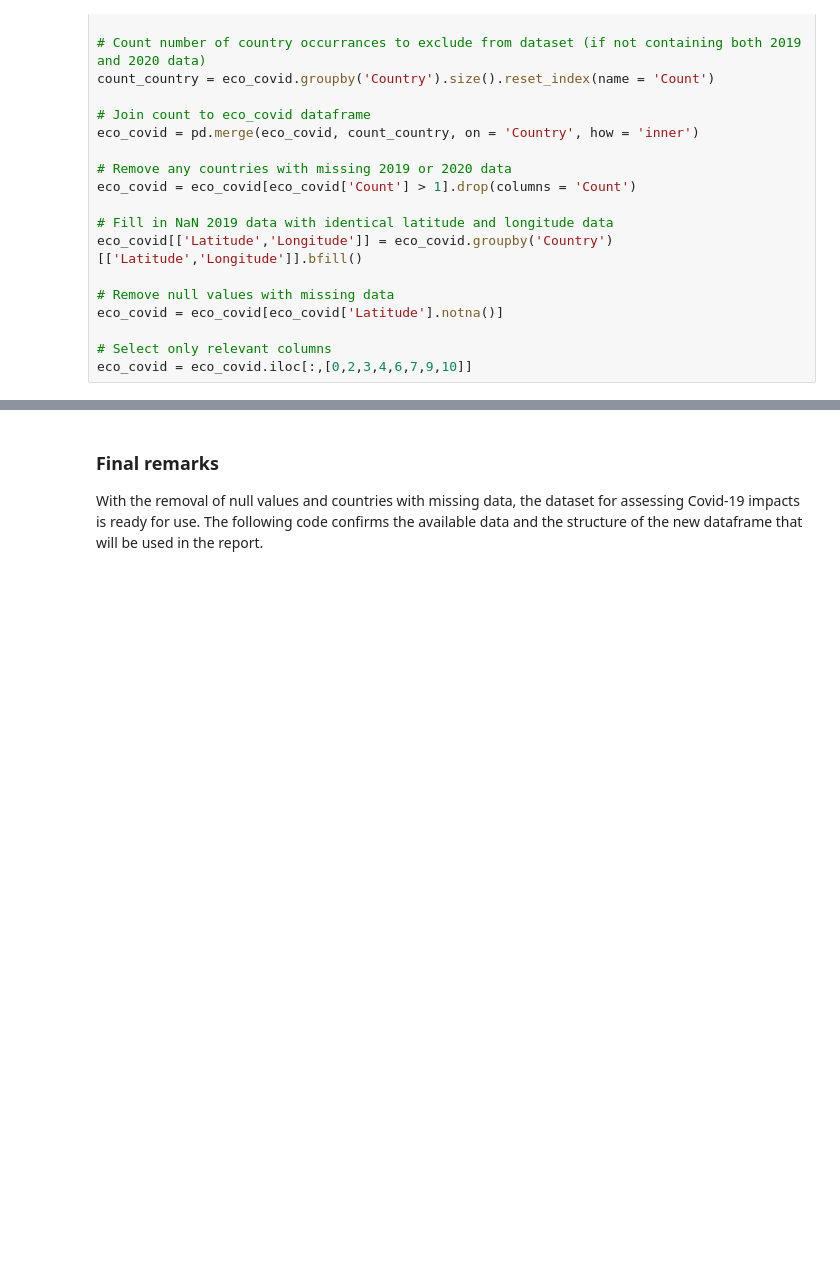
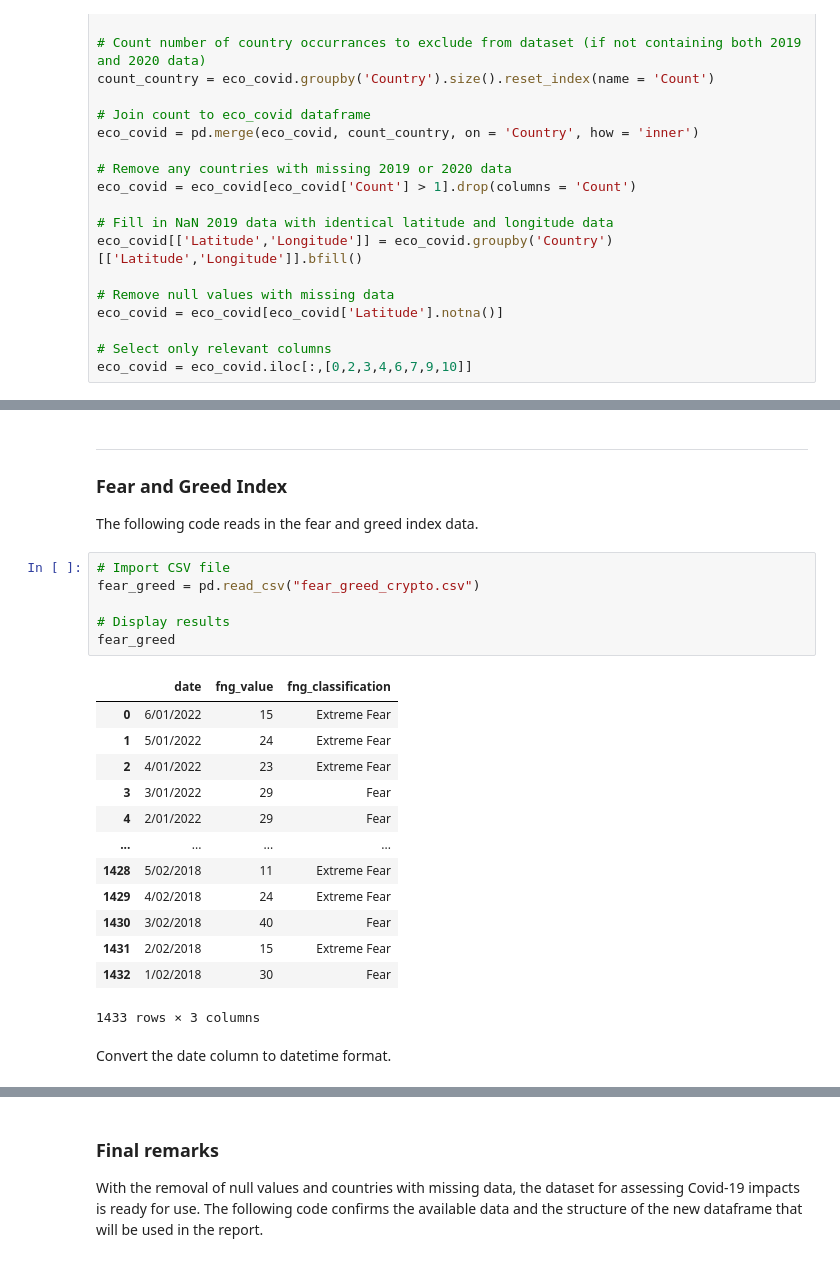
Before and after one commit to Arkiea/Project-1-group-B, a Jupyter notebook: Data Collection.ipynb, the cells around one changed output, grey strips where cells are left out. Saved outputs shown, nothing was run; the diff lists cells and outputs as text; blank space fills up the shorter version.

```diff
--- a/Data Collection.ipynb
+++ b/Data Collection.ipynb
@@ -273,0 +407,28 @@ crypto.to_csv('cryptotmc_data_cleaned.csv')
+# %% [markdown]
+---
+
+### Fear and Greed Index
+
+The following code reads in the fear and greed index data.
+# %%
+# Import CSV file
+fear_greed = pd.read_csv("fear_greed_crypto.csv")
+
+# Display results
+fear_greed
+# %% [output]
+|  | date | fng_value | fng_classification |
+| 0 | 6/01/2022 | 15 | Extreme Fear |
+| 1 | 5/01/2022 | 24 | Extreme Fear |
+| 2 | 4/01/2022 | 23 | Extreme Fear |
+| 3 | 3/01/2022 | 29 | Fear |
+| 4 | 2/01/2022 | 29 | Fear |
+| ... | ... | ... | ... |
+| 1428 | 5/02/2018 | 11 | Extreme Fear |
+| 1429 | 4/02/2018 | 24 | Extreme Fear |
+| 1430 | 3/02/2018 | 40 | Fear |
+| 1431 | 2/02/2018 | 15 | Extreme Fear |
+| 1432 | 1/02/2018 | 30 | Fear |
+1433 rows × 3 columns
+# %% [markdown]
+Convert the date column to datetime format.
```
Also changed, not shown: parts of 22 cells of this notebook, 3 other files.
